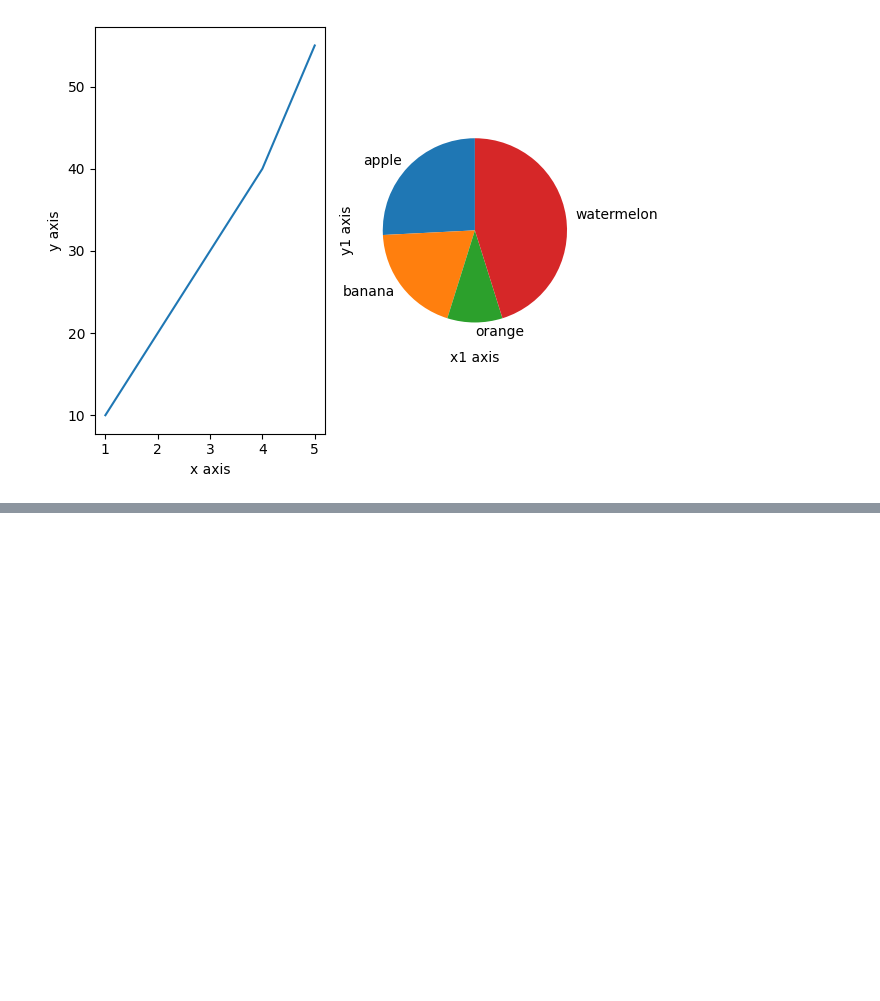
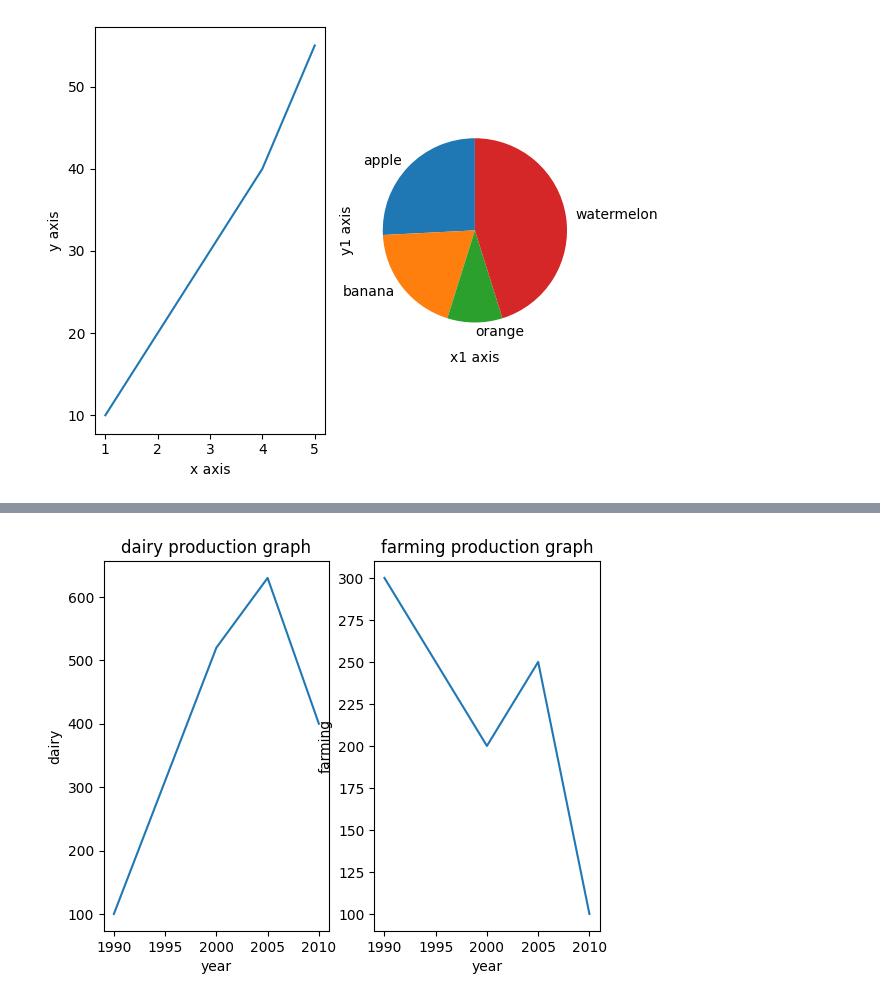
Before and after one commit to Vanshu2374/data-science-45-days, a Jupyter notebook: grass2.ipynb, the cells around one changed output, grey strips where cells are left out. Saved outputs shown, nothing was run; the diff lists cells and outputs as text; code cells hidden in the pictures; blank space fills up the shorter version.

```diff
--- a/grass2.ipynb
+++ b/grass2.ipynb
@@ -228,0 +242,28 @@ import matplotlib.pyplot as plt
+# %%
+# subplots
+import matplotlib.pyplot as plt
+# graph one data
+year = [2010,2015,2020,2025]
+dairy = [100,520,630,400]
+
+# graph two data
+year = [1990,2000,2005,2010]
+farming = [300,200,250,100]
+
+fig , aux = plt.subplots(1,2)
+
+# this is first graph
+aux[0].plot(year,dairy) # first cols for line chart
+aux[0].set_xlabel("year")
+aux[0].set_ylabel("dairy")
+aux[0].set_title("dairy production graph")
+
+# this is second graph
+aux[1].plot(year,farming)
+aux[1].set_xlabel("year")
+aux[1].set_ylabel("farming")
+aux[1].set_title("farming production graph")
+
+plt.show()
+# %% [output]
+[figure, added]
```
Also changed, not shown: parts of 5 cells of this notebook.
